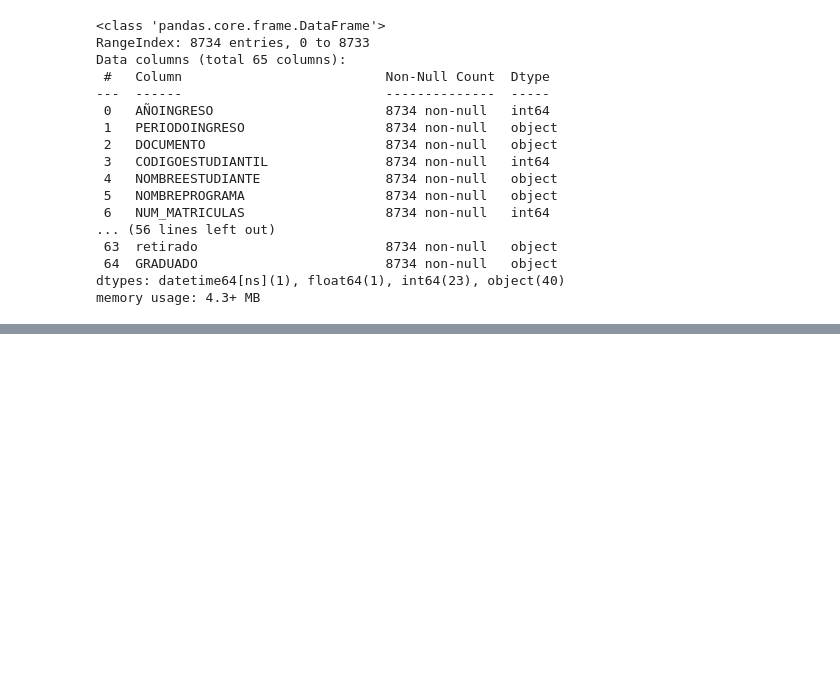
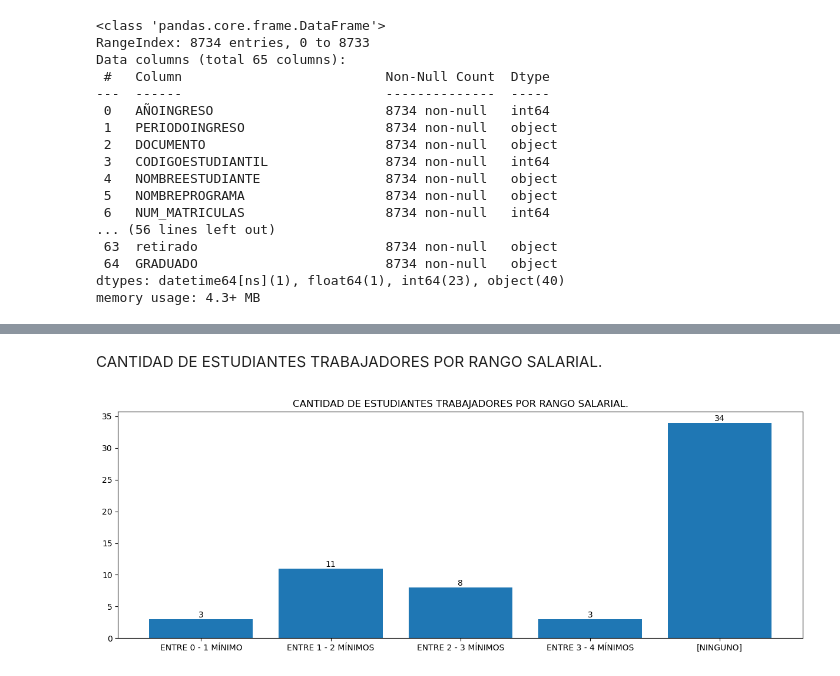
Before and after one commit to TheJokerV/PracticasEmpresariales, a Jupyter notebook: Diagramas.ipynb, the cells around one changed output, grey strips where cells are left out. Cells and saved outputs as stored; diff of their text form; code cells hidden in the pictures; blank space fills up the shorter version.

```diff
--- a/Diagramas.ipynb
+++ b/Diagramas.ipynb
@@ -42,0 +72,14 @@ Text(0.5, 1.0, 'GRADUADOS EN LA CARRERA DE INGENIERIA DE SISTEMAS.')
+# %% [markdown]
+CANTIDAD DE ESTUDIANTES TRABAJADORES POR RANGO SALARIAL.
+# %%
+conteo3 = sistemasGraduados.groupby('ROANGOINGRESOS').count()
+fig = plt.figure(figsize = (15,5))
+plt.bar(conteo3.index, conteo3['DOCUMENTO'])
+
+for i, count in enumerate(conteo3['DOCUMENTO']):
+  plt.text(i, count, str(count), ha='center', va='bottom')
+
+plt.title('CANTIDAD DE ESTUDIANTES TRABAJADORES POR RANGO SALARIAL.')
+plt.show()
+# %% [output]
+[figure, added]
```
Also changed, not shown: parts of 7 cells of this notebook, 1 other file.
